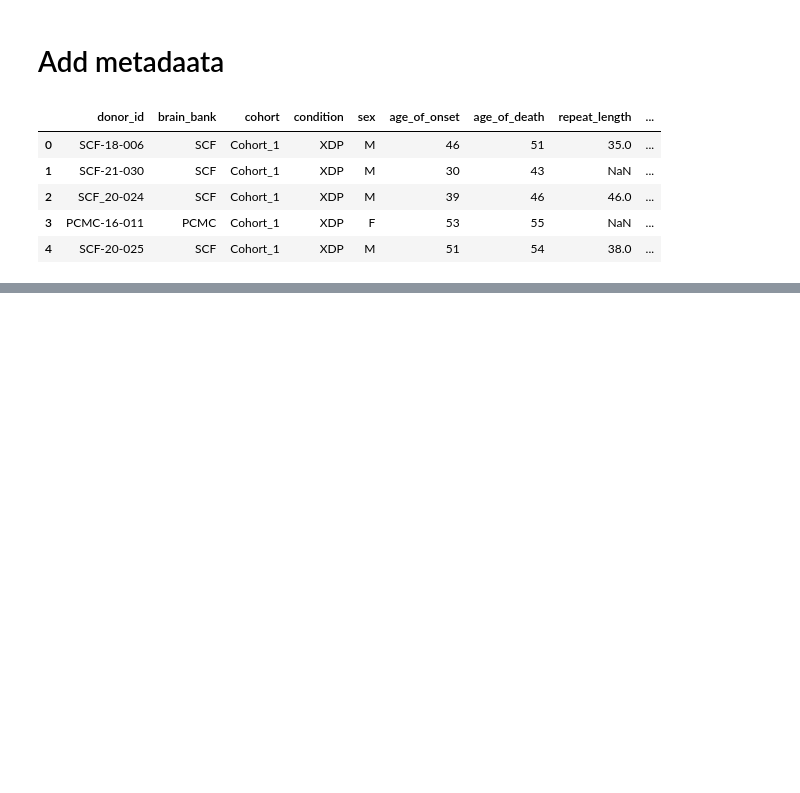
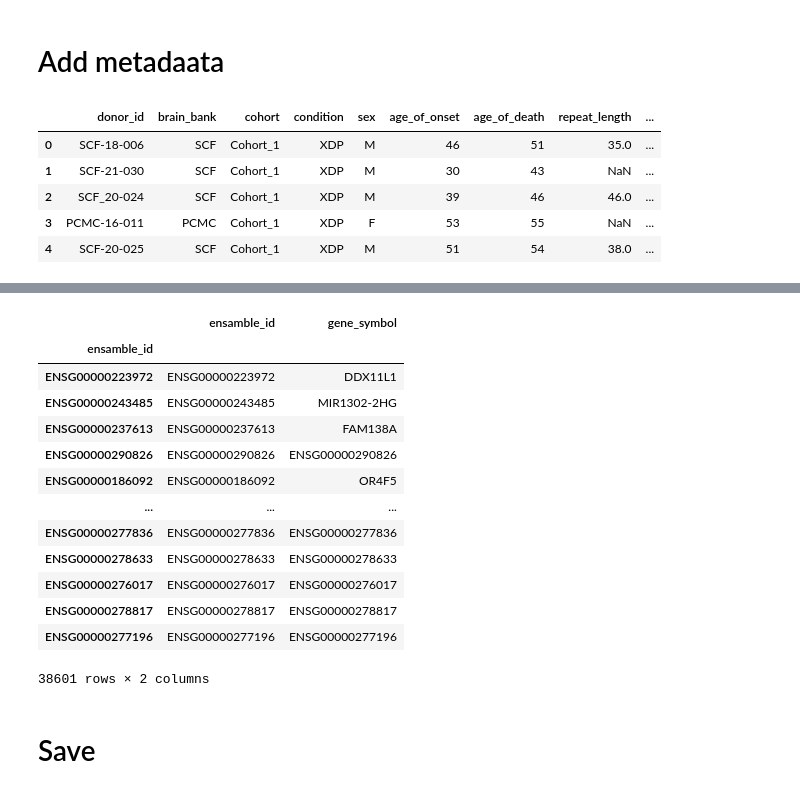
Before and after one commit to 8gabri8/XDP, a Jupyter notebook: script/NucSeq/prepare_data/01_merge_original_NucSeq.ipynb, the cells around one changed output, grey strips where cells are left out. Cells and saved outputs as stored; diff of their text form; code cells hidden in the pictures; blank space fills up the shorter version.

```diff
--- a/script/NucSeq/prepare_data/01_merge_original_NucSeq.ipynb
+++ b/script/NucSeq/prepare_data/01_merge_original_NucSeq.ipynb
@@ -251,0 +284,15 @@ adata.obs
+# %%
+biomart_gene_names_mapping = "/home/gdallagl/myworkdir/XDP/data/XDP/NucSec/original_data/ensamble-name_biomart.txt"
+mapping_df = pd.read_csv(biomart_gene_names_mapping, sep="\t")
+symbol_to_ensg = mapping_df.set_index("Gene name")["Gene stable ID"].to_dict()
+print(symbol_to_ensg)
+display(mapping_df)
+
+def to_ensg(gene):
+    """
+    If the gene already starts with ENSG → return it as-is
+    Otherwise → look it up in the BioMart symbol→ENSG dict → return the ENSG or the gene name if not found
+    """
+    if gene.startswith("ENSG"):
+        return gene  # already ENSG
+    return symbol_to_ensg.get(gene, gene)  # fallback: return gene as-is
@@ -251,0 +340,25 @@ adata.obs
+# %%
+adata.var["ensamble_id"] = adata.var["gene_symbol"].apply(to_ensg)
+assert adata.var["ensamble_id"].isna().sum() == 0, "future index col cannto have nan values"
+
+# chnege idenx
+adata.var.index = adata.var["ensamble_id"]
+
+adata.var[["ensamble_id", "gene_symbol"]]
+# %% [output]
+|  | ensamble_id | gene_symbol |
+| ensamble_id |  |  |
+| ENSG00000223972 | ENSG00000223972 | DDX11L1 |
+| ENSG00000243485 | ENSG00000243485 | MIR1302-2HG |
+| ENSG00000237613 | ENSG00000237613 | FAM138A |
+| ENSG00000290826 | ENSG00000290826 | ENSG00000290826 |
+| ENSG00000186092 | ENSG00000186092 | OR4F5 |
+| ... | ... | ... |
+| ENSG00000277836 | ENSG00000277836 | ENSG00000277836 |
+| ENSG00000278633 | ENSG00000278633 | ENSG00000278633 |
+| ENSG00000276017 | ENSG00000276017 | ENSG00000276017 |
+| ENSG00000278817 | ENSG00000278817 | ENSG00000278817 |
+| ENSG00000277196 | ENSG00000277196 | ENSG00000277196 |
+38601 rows × 2 columns
+# %% [markdown]
+# Save
```
Also changed, not shown: parts of 21 cells of this notebook, 22 other files.
